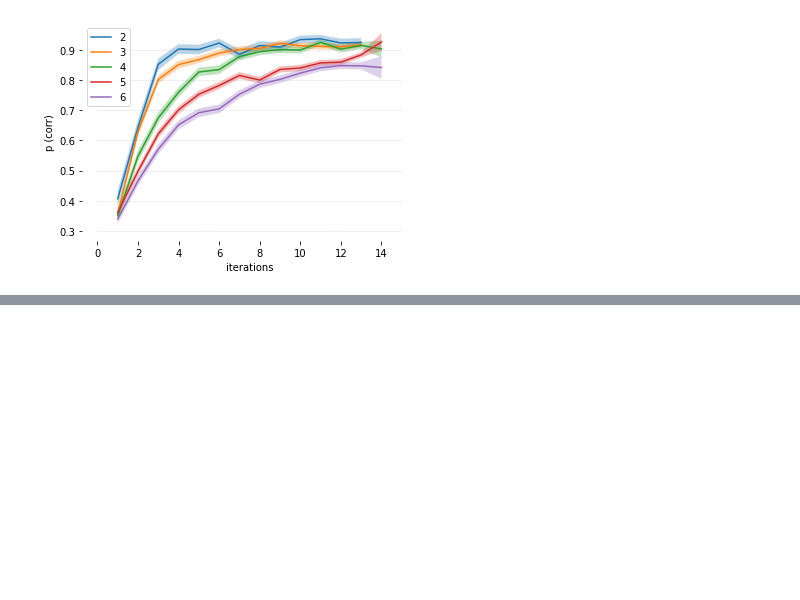
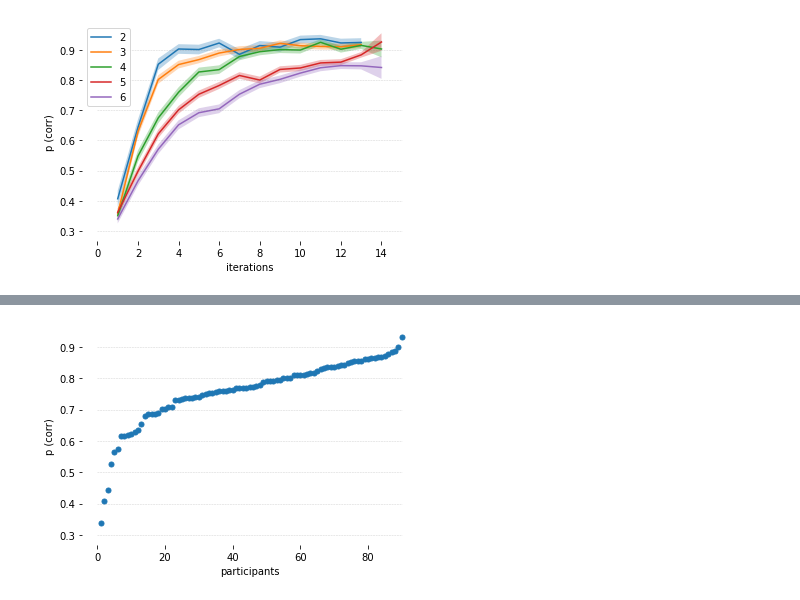
Before and after one commit to alebel14/impulsivity, a Jupyter notebook: Data visualization.ipynb, the cells around one changed output, grey strips where cells are left out. Saved outputs shown, nothing was run; the diff lists cells and outputs as text; code cells hidden in the pictures; blank space fills up the shorter version.

```diff
--- a/Data visualization.ipynb
+++ b/Data visualization.ipynb
@@ -120,0 +149,14 @@ plt.fill_between(allrange, [np.mean(mlrangeh10r_abs[str(item)]) - scipy.stats.se
+# %%
+plt.figure()
+ax = plt.subplot(111)
+plt.plot(list(range(1, 91)), np.sort(all_mean), '.', color='tab:blue', markersize=10)
+for y in range(30, 100, 10):
+     plt.plot([0, 8, 14, 90], [y/100]*4, '--', lw=0.5, color='dimgray', alpha=0.3)
+plt.xlabel('participants')
+plt.ylabel('p (corr)')
+ax.spines['top'].set_visible(False)
+ax.spines['right'].set_visible(False)
+ax.spines['bottom'].set_visible(False)
+ax.spines['left'].set_visible(False)
+# %% [output]
+[figure, added]
```
Also changed, not shown: parts of 12 cells of this notebook, 1 other file.
